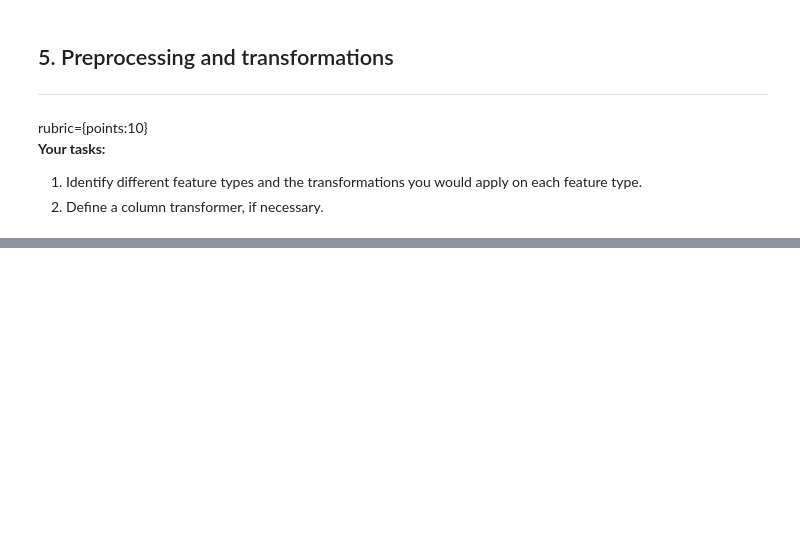
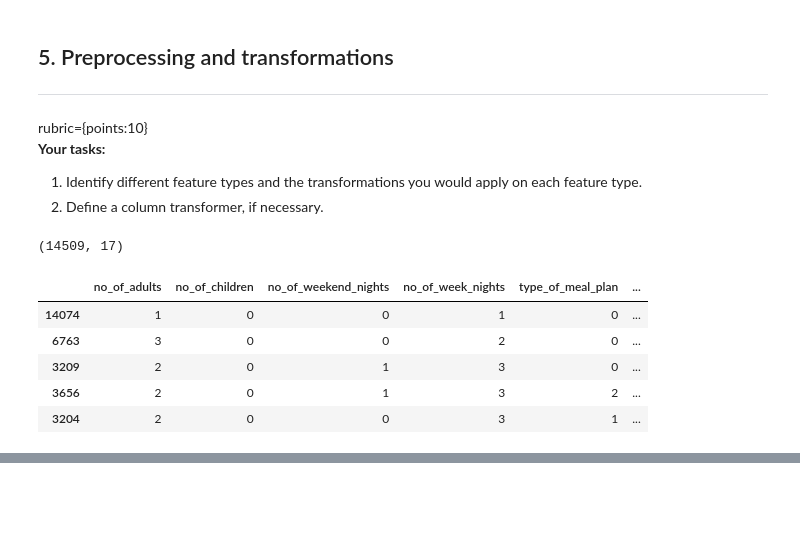
Before and after one commit to bchurch8/cpsc330-HW-repo, a Jupyter notebook: hw/hw6/hw6-starter.ipynb, the cells around one changed output, grey strips where cells are left out. Cells and saved outputs as stored; diff of their text form; code cells hidden in the pictures; blank space fills up the shorter version.

```diff
--- a/hw/hw6/hw6-starter.ipynb
+++ b/hw/hw6/hw6-starter.ipynb
@@ -245,3 +296,20 @@ rubric={points:10}
 
 1. Identify different feature types and the transformations you would apply on each feature type.
 2. Define a column transformer, if necessary.
+# %%
+numeric_feats = ["lead_time", "avg_price_per_room", "no_of_previous_cancellations", "no_of_previous_bookings_not_canceled"]
+categorical_feats = ["type_of_meal_plan", "room_type_reserved", "market_segment_type", "arrival_year", "arrival_month", "arrival_date"]
+pass_through = ["repeated_guest", "required_car_parking_space", "no_of_adults", "no_of_children", "no_of_weekend_nights", "no_of_week_nights", "no_of_special_requests"]
+target = ["booking_status"]
+# %%
+X_train = train_df.drop(columns=target)
+print(X_train.shape)
+X_train.head()
+# %% [output]
+(14509, 17)
+|  | no_of_adults | no_of_children | no_of_weekend_nights | no_of_week_nights | type_of_meal_plan | ... |
+| 14074 | 1 | 0 | 0 | 1 | 0 | ... |
+| 6763 | 3 | 0 | 0 | 2 | 0 | ... |
+| 3209 | 2 | 0 | 1 | 3 | 0 | ... |
+| 3656 | 2 | 0 | 1 | 3 | 2 | ... |
+| 3204 | 2 | 0 | 0 | 3 | 1 | ... |
```
Also changed, not shown: parts of 15 cells of this notebook.
